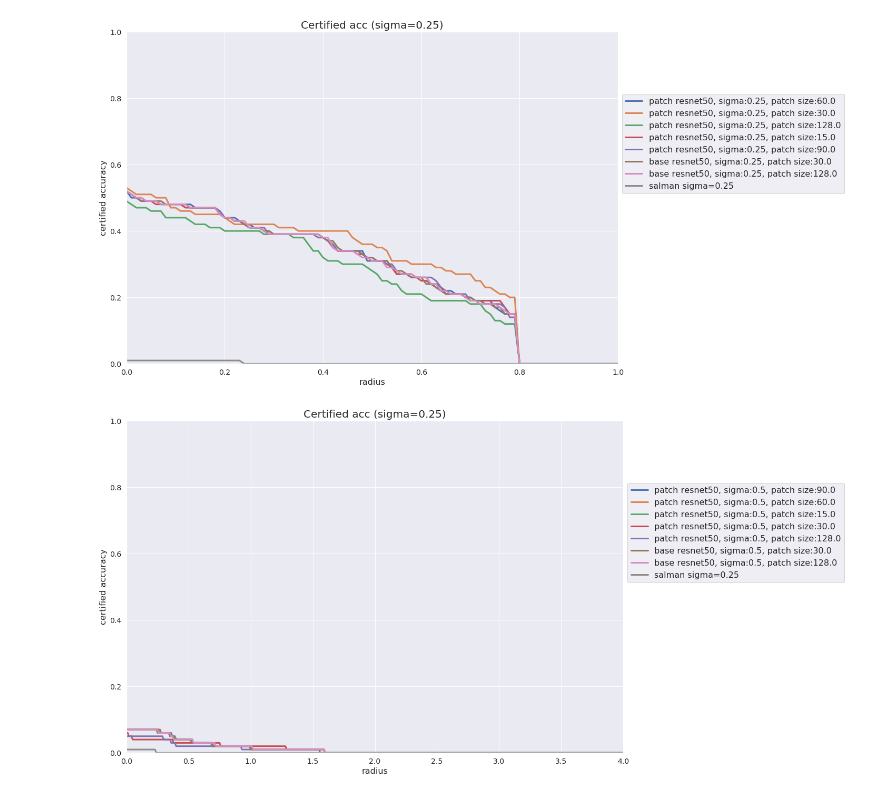
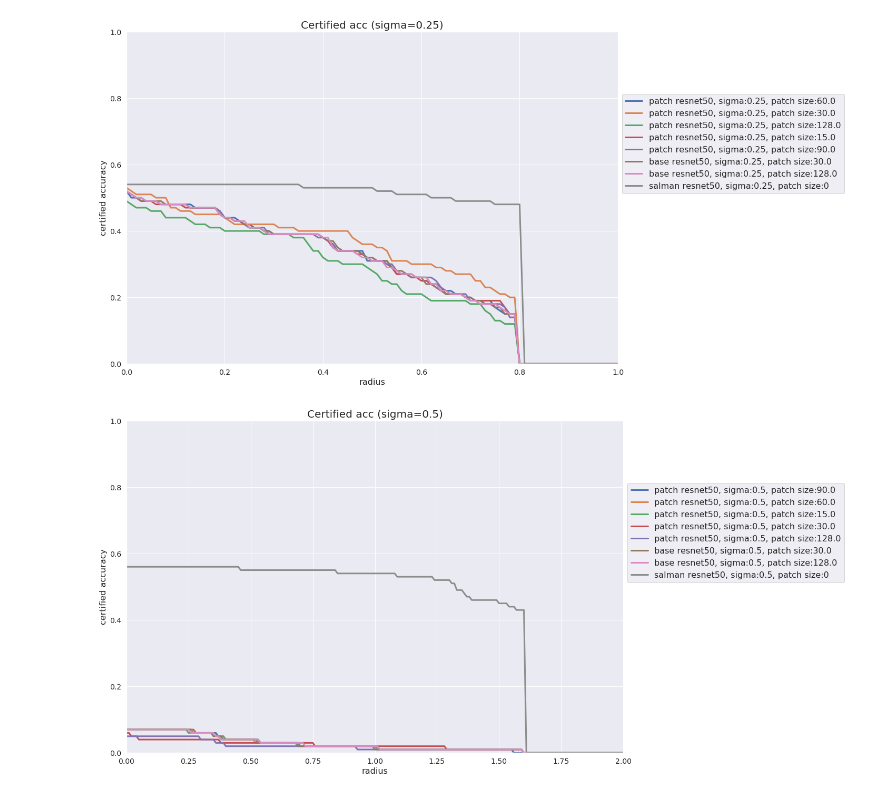
Before and after one commit to NYU-DICE-Lab/CorrelatedSampleRS, a Jupyter notebook: analysis_plot.ipynb, the cells around one changed output. Drawn from its saved outputs; the diff is of its cells as text; code cells hidden in the pictures.

```diff
--- a/analysis_plot.ipynb
+++ b/analysis_plot.ipynb
@@ -33,18 +35,18 @@ plot_certified_accuracy('certified_acc', 'Certified acc for image ensemble', 1.0
 # %%
 res1 = get_lines_list('certify_results/', '0.25', 'patch')
 res2 = get_lines_list('certify_results_base_nopatch/', '0.25', 'base')
-res3 = [Line(ApproximateAccuracy('certify_results_salman_model_0.25'), 'salman sigma=0.25')]
+res3 = get_lines_list('orig_salman_results/', '0.25', 'salman')
 res1.extend(res2)
 res1.extend(res3)
 plot_certified_accuracy('certified_acc', 'Certified acc (sigma=0.25)', 1.0, res1)
 # %% [output]
-[figure, old version]
+[figure, new version]
 # %%
 res1 = get_lines_list('certify_results/', '0.5', 'patch')
 res2 = get_lines_list('certify_results_base_nopatch/', '0.5', 'base')
-res3 = [Line(ApproximateAccuracy('certify_results_salman_model_0.25'), 'salman sigma=0.25')]
+res3 = get_lines_list('orig_salman_results/', '0.5', 'salman')
 res1.extend(res2)
 res1.extend(res3)
-plot_certified_accuracy('certified_acc', 'Certified acc (sigma=0.25)', 4.0, res1)
+plot_certified_accuracy('certified_acc', 'Certified acc (sigma=0.5)', 2.0, res1)
 # %% [output]
-[figure, old version]
+[figure, new version]
```
Also changed, not shown: parts of 5 cells of this notebook, 1 other file.
